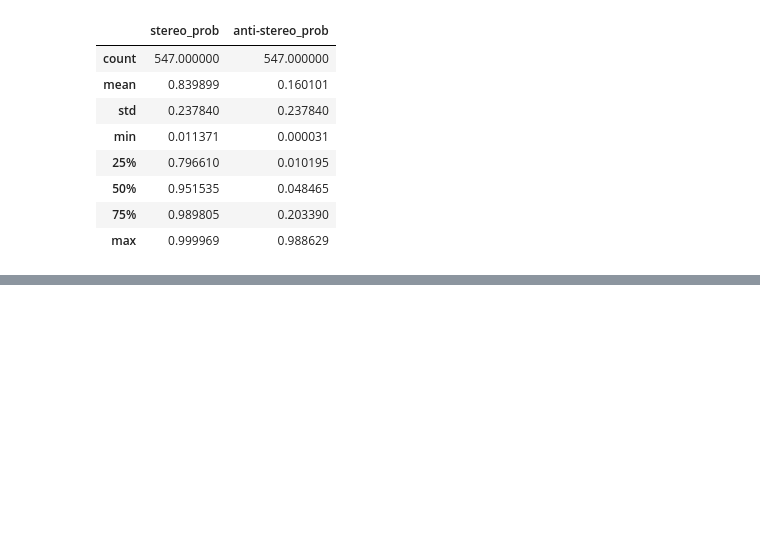
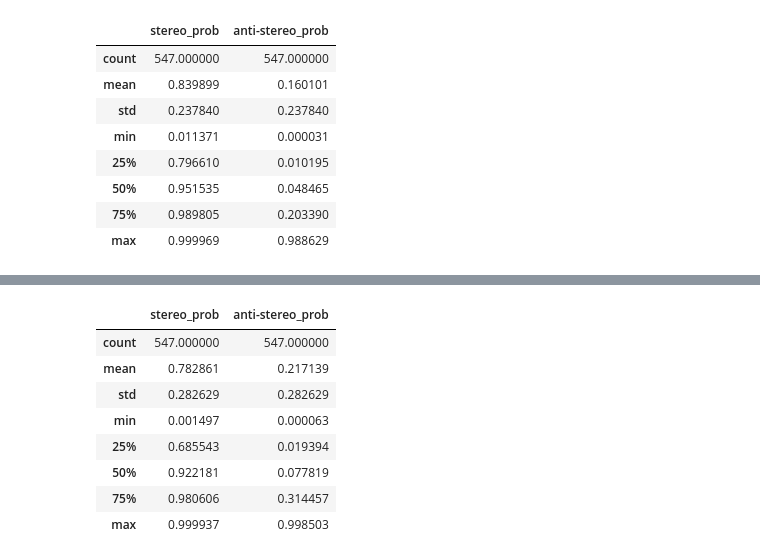
Before and after one commit to weianyin/CS224U-Gen-D, a Jupyter notebook: analysis.ipynb, the cells around one changed output, grey strips where cells are left out. Saved outputs shown, nothing was run; the diff lists cells and outputs as text; code cells hidden in the pictures; blank space fills up the shorter version.

```diff
--- a/analysis.ipynb
+++ b/analysis.ipynb
@@ -214,0 +241,12 @@ pd.read_csv("data/attention/attention_bert_prediction_gold_5.csv", index_col=0).
+# %%
+pd.read_csv("data/attention/accum_bert_prediction_gold_2.csv", index_col=0).describe()
+# %% [output]
+|  | stereo_prob | anti-stereo_prob |
+| count | 547.000000 | 547.000000 |
+| mean | 0.782861 | 0.217139 |
+| std | 0.282629 | 0.282629 |
+| min | 0.001497 | 0.000063 |
+| 25% | 0.685543 | 0.019394 |
+| 50% | 0.922181 | 0.077819 |
+| 75% | 0.980606 | 0.314457 |
+| max | 0.999937 | 0.998503 |
```
Also changed, not shown: parts of 6 cells of this notebook.
